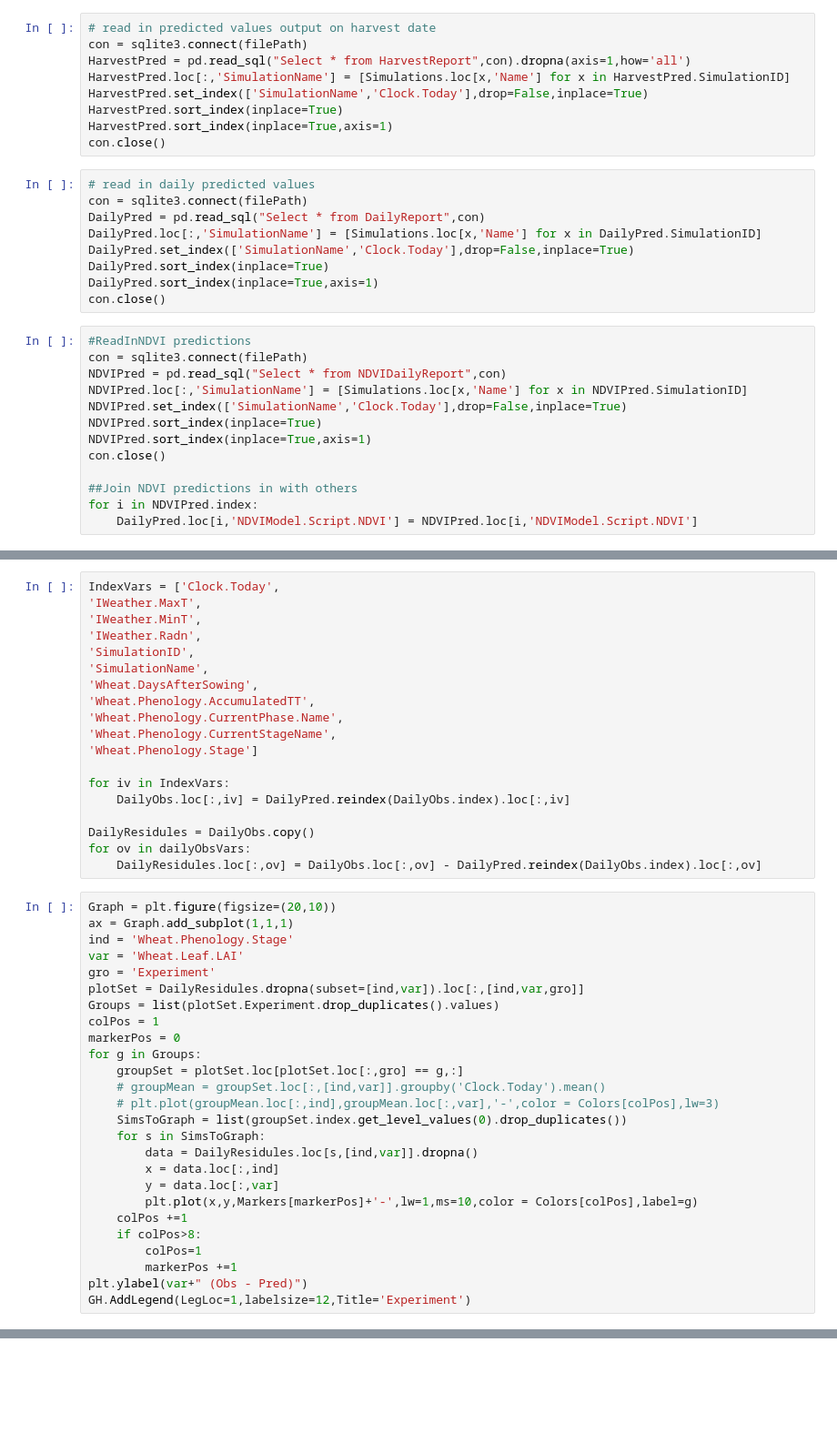
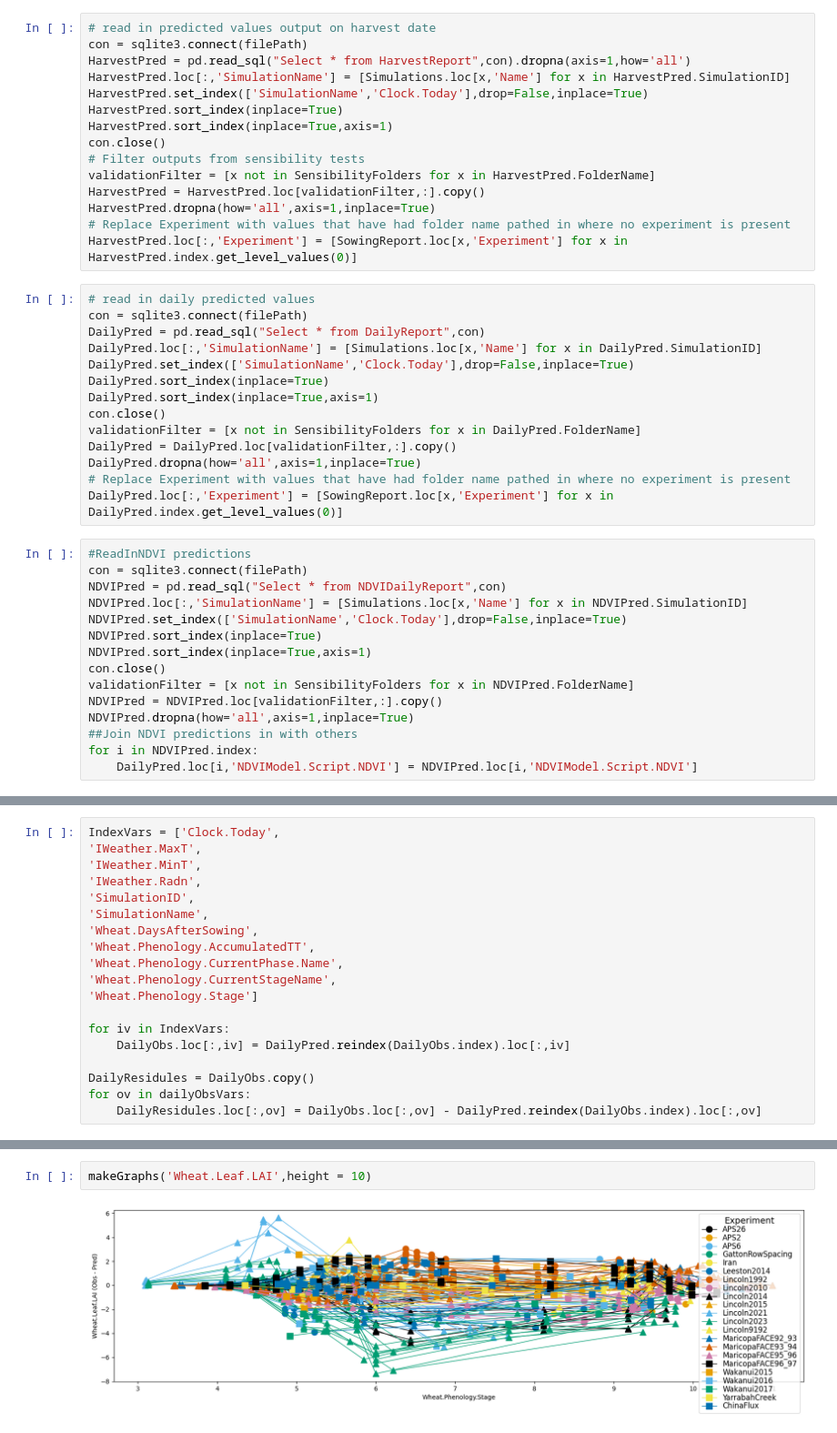
Before and after one commit to HamishBrownPFR/ApsimX, a Jupyter notebook: Prototypes/WheatSimpleLeaf/WheatAnalysis.ipynb, the cells around one changed output, grey strips where cells are left out. Shown at 91% size. Drawn from its saved outputs; the diff is of its cells as text; blank space fills up the shorter version.

Commit message:
Graph scripts working

```diff
--- a/Prototypes/WheatSimpleLeaf/WheatAnalysis.ipynb
+++ b/Prototypes/WheatSimpleLeaf/WheatAnalysis.ipynb
@@ -101,6 +156,12 @@ HarvestPred.set_index(['SimulationName','Clock.Today'],drop=False,inplace=True)
 HarvestPred.sort_index(inplace=True)
 HarvestPred.sort_index(inplace=True,axis=1)
 con.close()
+# Filter outputs from sensibility tests
+validationFilter = [x not in SensibilityFolders for x in HarvestPred.FolderName]
+HarvestPred = HarvestPred.loc[validationFilter,:].copy()
+HarvestPred.dropna(how='all',axis=1,inplace=True)
+# Replace Experiment with values that have had folder name pathed in where no experiment is present
+HarvestPred.loc[:,'Experiment'] = [SowingReport.loc[x,'Experiment'] for x in HarvestPred.index.get_level_values(0)]
 # %%
 # read in daily predicted values
 con = sqlite3.connect(filePath)
@@ -110,6 +171,11 @@ DailyPred.set_index(['SimulationName','Clock.Today'],drop=False,inplace=True)
 DailyPred.sort_index(inplace=True)
 DailyPred.sort_index(inplace=True,axis=1)
 con.close()
+validationFilter = [x not in SensibilityFolders for x in DailyPred.FolderName]
+DailyPred = DailyPred.loc[validationFilter,:].copy()
+DailyPred.dropna(how='all',axis=1,inplace=True)
+# Replace Experiment with values that have had folder name pathed in where no experiment is present
+DailyPred.loc[:,'Experiment'] = [SowingReport.loc[x,'Experiment'] for x in DailyPred.index.get_level_values(0)]
 # %%
 #ReadInNDVI predictions
 con = sqlite3.connect(filePath)
@@ -119,7 +185,9 @@ NDVIPred.set_index(['SimulationName','Clock.Today'],drop=False,inplace=True)
 NDVIPred.sort_index(inplace=True)
 NDVIPred.sort_index(inplace=True,axis=1)
 con.close()
-
+validationFilter = [x not in SensibilityFolders for x in NDVIPred.FolderName]
+NDVIPred = NDVIPred.loc[validationFilter,:].copy()
+NDVIPred.dropna(how='all',axis=1,inplace=True)
 ##Join NDVI predictions in with others
 for i in NDVIPred.index:
     DailyPred.loc[i,'NDVIModel.Script.NDVI'] = NDVIPred.loc[i,'NDVIModel.Script.NDVI']
@@ -262,29 +330,3 @@ for iv in IndexVars:
 DailyResidules = DailyObs.copy()
 for ov in dailyObsVars:
     DailyResidules.loc[:,ov] = DailyObs.loc[:,ov] - DailyPred.reindex(DailyObs.index).loc[:,ov]
-# %%
-Graph = plt.figure(figsize=(20,10))
-ax = Graph.add_subplot(1,1,1)
-ind = 'Wheat.Phenology.Stage'
-var = 'Wheat.Leaf.LAI'
-gro = 'Experiment'
-plotSet = DailyResidules.dropna(subset=[ind,var]).loc[:,[ind,var,gro]]
-Groups = list(plotSet.Experiment.drop_duplicates().values)
-colPos = 1
-markerPos = 0
-for g in Groups:
-    groupSet = plotSet.loc[plotSet.loc[:,gro] == g,:]
-    # groupMean = groupSet.loc[:,[ind,var]].groupby('Clock.Today').mean()
-    # plt.plot(groupMean.loc[:,ind],groupMean.loc[:,var],'-',color = Colors[colPos],lw=3)
-    SimsToGraph = list(groupSet.index.get_level_values(0).drop_duplicates())
-    for s in SimsToGraph:
-        data = DailyResidules.loc[s,[ind,var]].dropna()
-        x = data.loc[:,ind]
-        y = data.loc[:,var]
-        plt.plot(x,y,Markers[markerPos]+'-',lw=1,ms=10,color = Colors[colPos],label=g)
-    colPos +=1
-    if colPos>8:
-        colPos=1
-        markerPos +=1
-plt.ylabel(var+" (Obs - Pred)")
-GH.AddLegend(LegLoc=1,labelsize=12,Title='Experiment')
@@ -344,0 +470,4 @@ Name: Wheat.Phenology.Stage, Length: 260, dtype: float64
+# %%
+makeGraphs('Wheat.Leaf.LAI',height = 10)
+# %% [output]
+[figure, added]
```
Also changed, not shown: parts of 9 cells of this notebook, 1 other file.
